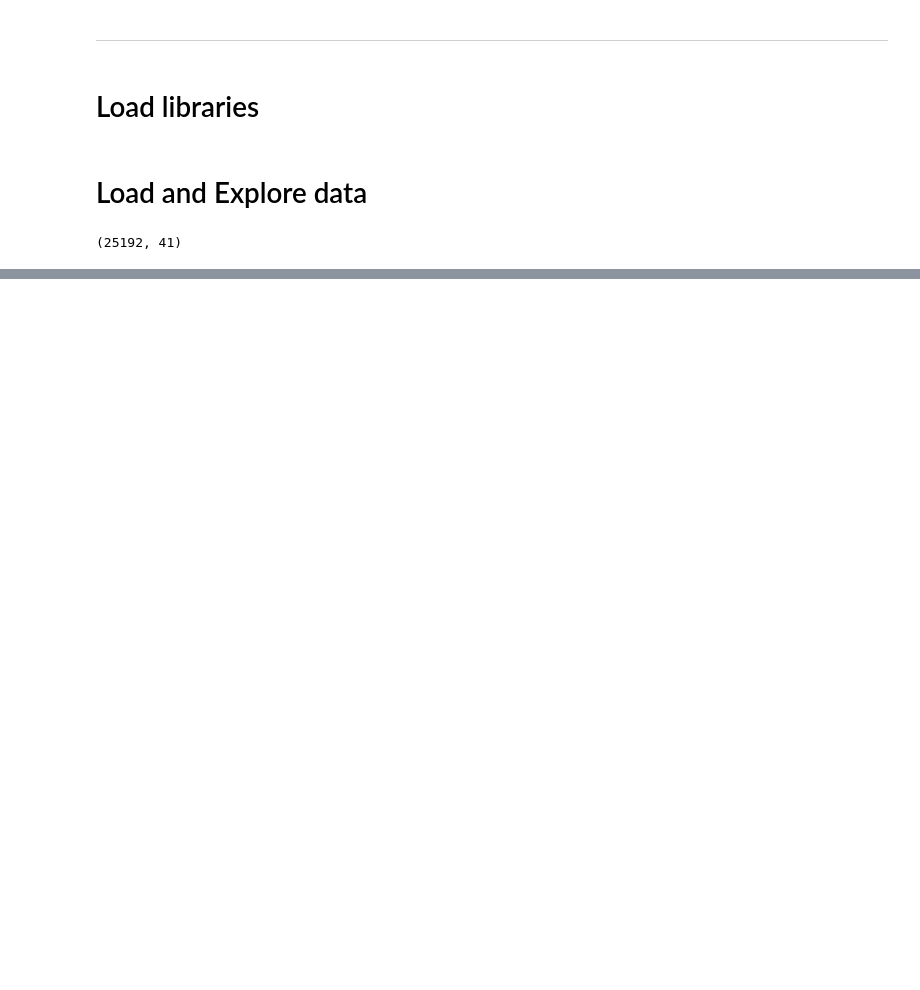
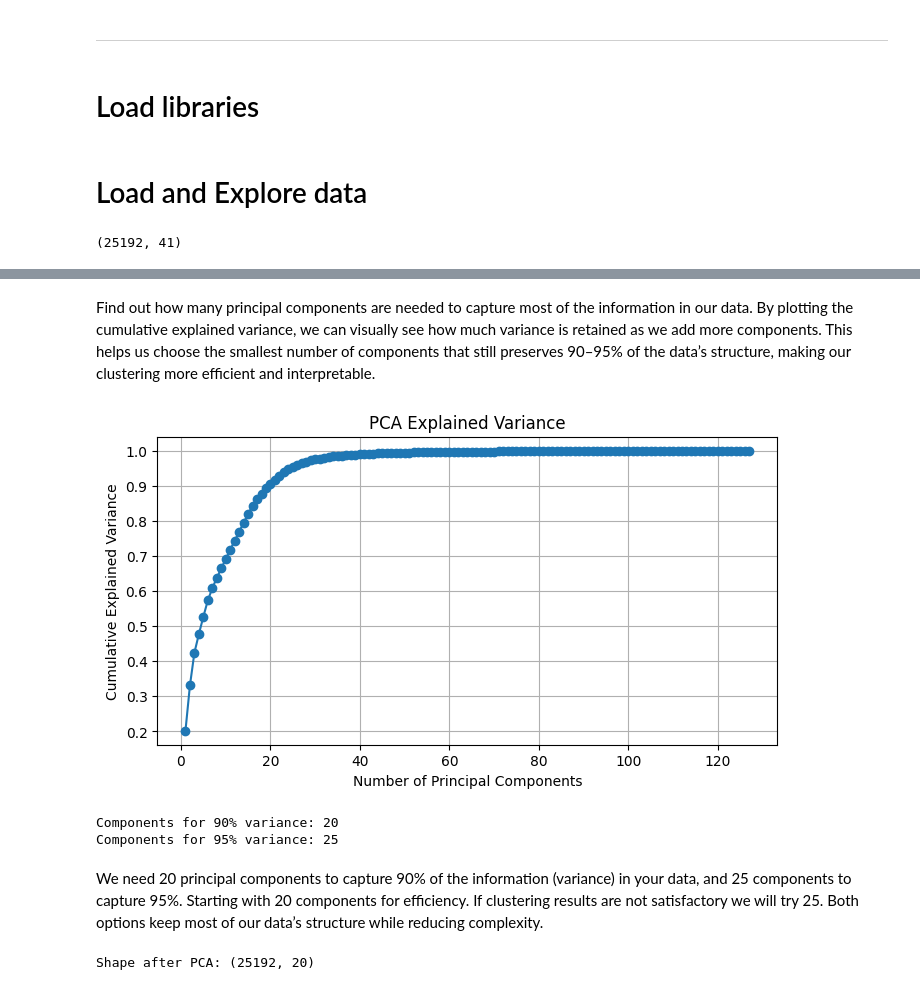
Before and after one commit to tanzilachand/Cybersecurity-Threat-Analysis, a Jupyter notebook: jupyter_notebooks/model.ipynb, the cells around one changed output, grey strips where cells are left out. Cells and saved outputs as stored; diff of their text form; code cells hidden in the pictures; blank space fills up the shorter version.

Commit message:
Update model notebook and add cluster analysis CSV outputs

```diff
--- a/jupyter_notebooks/model.ipynb
+++ b/jupyter_notebooks/model.ipynb
@@ -208,2 +42,0 @@ urgent: always zero.- drop it:
-# %%
-df.drop(columns='urgent', inplace=True)
@@ -212,8 +42,0 @@ df.drop(columns='urgent', inplace=True)
-# %%
-categorical_cols = df.select_dtypes(include=['object']).columns
-
-# Print each categorical column and its unique values
-for col in categorical_cols:
-    print(f"Column: {col}")
-    print(df[col].unique())
-    print('-' * 40)
@@ -365,0 +118,12 @@ NOTE
+# %%
+categorical_cols = df.select_dtypes(include=['object']).columns.tolist()
+
+preprocessor = ColumnTransformer(
+    transformers=[
+        ('cat', OneHotEncoder(sparse_output=False, handle_unknown='ignore'), categorical_cols),
+        ('num', StandardScaler(), [col for col in df.columns if col not in categorical_cols])
+    ]
+)
+
+X_preprocessed = preprocessor.fit_transform(df)
+X_preprocessed.shape
@@ -365,0 +137,39 @@ NOTE
+# %% [markdown]
+Find out how many principal components are needed to capture most of the information in our data. By plotting the cumulative explained variance, we can visually see how much variance is retained as we add more components. This helps us choose the smallest number of components that still preserves 90–95% of the data’s structure, making our clustering more efficient and interpretable.
+# %%
+# Fit PCA without reducing dimensions
+pca_full = PCA()
+pca_full.fit(X_preprocessed)
+
+# Calculate cumulative explained variance
+cumulative_variance = pca_full.explained_variance_ratio_.cumsum()
+
+# Plot cumulative explained variance
+plt.figure(figsize=(8, 4))
+plt.plot(range(1, len(cumulative_variance) + 1), cumulative_variance, marker='o')
+plt.xlabel('Number of Principal Components')
+plt.ylabel('Cumulative Explained Variance')
+plt.title('PCA Explained Variance')
+plt.grid(True)
+plt.show()
+
+# Print number of components for 90% and 95% variance
+n_90 = next(i for i, v in enumerate(cumulative_variance) if v >= 0.90) + 1
+n_95 = next(i for i, v in enumerate(cumulative_variance) if v >= 0.95) + 1
+print(f"Components for 90% variance: {n_90}")
+print(f"Components for 95% variance: {n_95}")
+# %% [output]
+[figure, added]
+Components for 90% variance: 20
+Components for 95% variance: 25
+# %% [markdown]
+We need 20 principal components to capture 90% of the information (variance) in your data, and 25 components to capture 95%.
+Starting with 20 components for efficiency. If clustering results are not satisfactory we will try 25. Both options keep most of our data’s structure while reducing complexity.
+# %%
+# Reduce to 20 principal components (based on explained variance analysis)
+pca = PCA(n_components=20, random_state=42)
+X_pca = pca.fit_transform(X_preprocessed)
+
+print("Shape after PCA:", X_pca.shape)
+# %% [output]
+Shape after PCA: (25192, 20)
```
Also changed, not shown: parts of 92 cells of this notebook, 2 other files.
